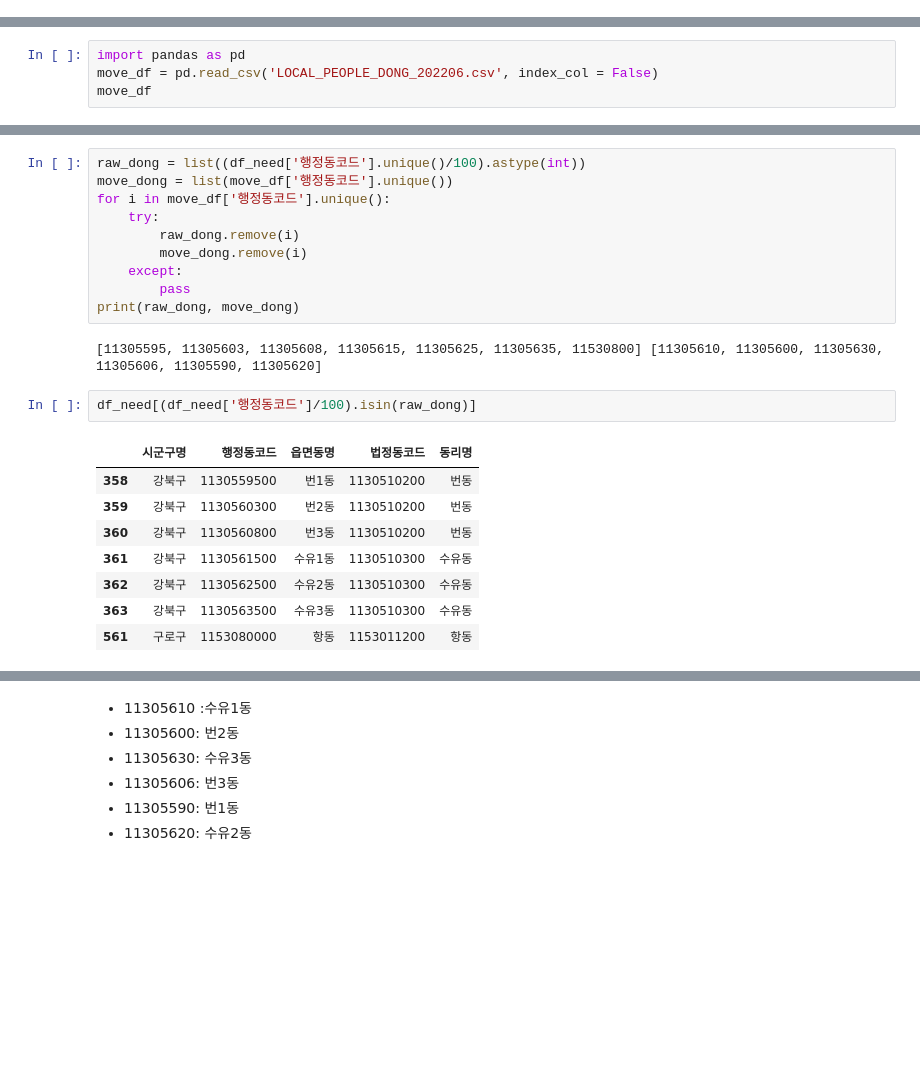
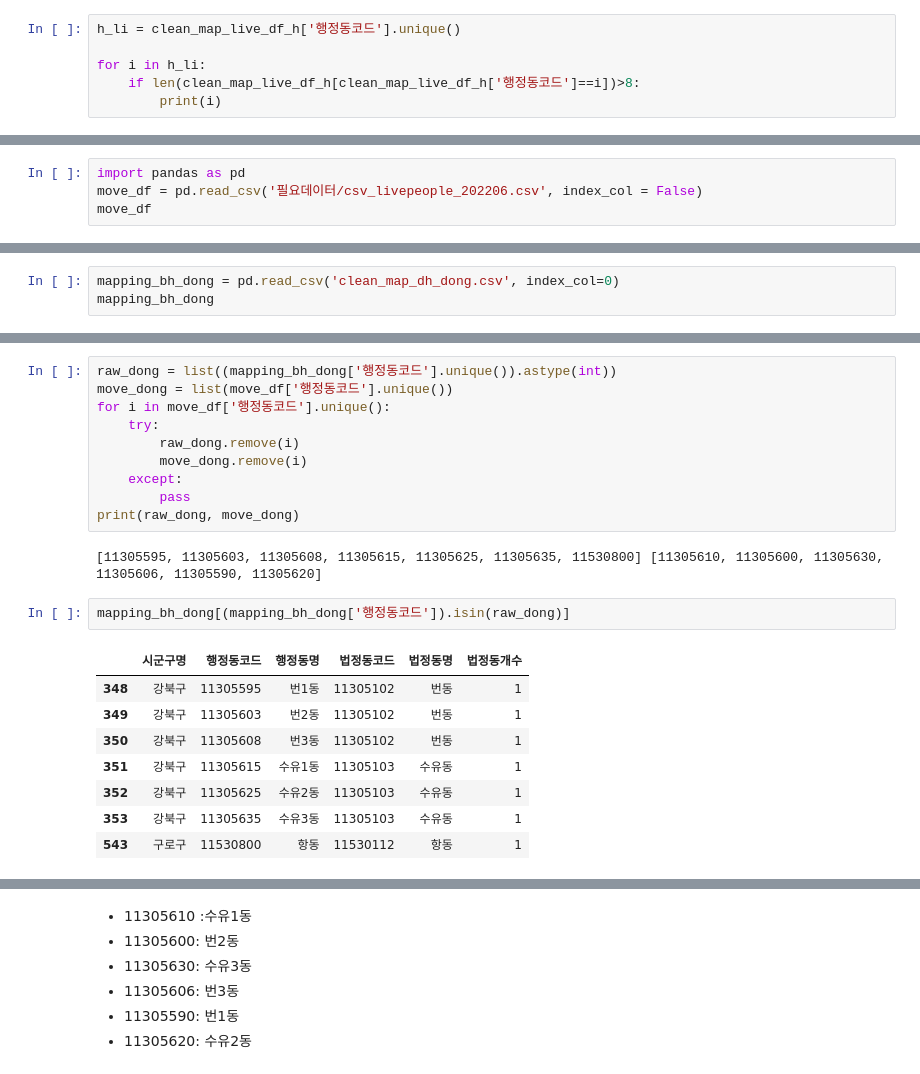
Before and after one commit to choi-aerim/cakd7_class, a Jupyter notebook: 데이터 안심구역/jupyter_recode_행정동법정동.ipynb, the cells around one changed output, grey strips where cells are left out. Saved outputs shown, nothing was run; the diff lists cells and outputs as text; blank space fills up the shorter version.

```diff
--- a/데이터 안심구역/jupyter_recode_행정동법정동.ipynb
+++ b/데이터 안심구역/jupyter_recode_행정동법정동.ipynb
@@ -245,8 +698,14 @@ len(live_df['동별'].unique())
+# %%
+h_li = clean_map_live_df_h['행정동코드'].unique()
+
+for i in h_li:
+    if len(clean_map_live_df_h[clean_map_live_df_h['행정동코드']==i])>8:
+        print(i)
 # %% [markdown]
 ## 유동(생활)인구_202206
 # %%
 import pandas as pd
-move_df = pd.read_csv('LOCAL_PEOPLE_DONG_202206.csv', index_col = False)
+move_df = pd.read_csv('필요데이터/csv_livepeople_202206.csv', index_col = False)
 move_df
 # %% [output]
 |  | 기준일ID | 시간대구분 | 행정동코드 | 총생활인구수 | 남자0세부터9세생활인구수 | 남자10세부터14세생활인구수 | 남자15세부터19세생활인구수 | 남자20세부터24세생활인구수 | ... |
@@ -266,0 +728,3 @@ move_df
+# %%
+mapping_bh_dong = pd.read_csv('clean_map_dh_dong.csv', index_col=0)
+mapping_bh_dong
@@ -274,7 +752,7 @@ len(move_df['행정동코드'].unique())
 # %% [output]
 424
 # %%
-raw_dong = list((df_need['행정동코드'].unique()/100).astype(int))
+raw_dong = list((mapping_bh_dong['행정동코드'].unique()).astype(int))
 move_dong = list(move_df['행정동코드'].unique())
 for i in move_df['행정동코드'].unique():
     try:
@@ -286,13 +764,13 @@ print(raw_dong, move_dong)
 # %% [output]
 [11305595, 11305603, 11305608, 11305615, 11305625, 11305635, 11530800] [11305610, 11305600, 11305630, 11305606, 11305590, 11305620]
 # %%
-df_need[(df_need['행정동코드']/100).isin(raw_dong)]
+mapping_bh_dong[(mapping_bh_dong['행정동코드']).isin(raw_dong)]
 # %% [output]
-|  | 시군구명 | 행정동코드 | 읍면동명 | 법정동코드 | 동리명 |
-| 358 | 강북구 | 1130559500 | 번1동 | 1130510200 | 번동 |
-| 359 | 강북구 | 1130560300 | 번2동 | 1130510200 | 번동 |
-| 360 | 강북구 | 1130560800 | 번3동 | 1130510200 | 번동 |
-| 361 | 강북구 | 1130561500 | 수유1동 | 1130510300 | 수유동 |
-| 362 | 강북구 | 1130562500 | 수유2동 | 1130510300 | 수유동 |
-| 363 | 강북구 | 1130563500 | 수유3동 | 1130510300 | 수유동 |
-| 561 | 구로구 | 1153080000 | 항동 | 1153011200 | 항동 |
+|  | 시군구명 | 행정동코드 | 행정동명 | 법정동코드 | 법정동명 | 법정동개수 |
+| 348 | 강북구 | 11305595 | 번1동 | 11305102 | 번동 | 1 |
+| 349 | 강북구 | 11305603 | 번2동 | 11305102 | 번동 | 1 |
+| 350 | 강북구 | 11305608 | 번3동 | 11305102 | 번동 | 1 |
+| 351 | 강북구 | 11305615 | 수유1동 | 11305103 | 수유동 | 1 |
+| 352 | 강북구 | 11305625 | 수유2동 | 11305103 | 수유동 | 1 |
+| 353 | 강북구 | 11305635 | 수유3동 | 11305103 | 수유동 | 1 |
+| 543 | 구로구 | 11530800 | 항동 | 11530112 | 항동 | 1 |
```
Also changed, not shown: parts of 110 cells of this notebook, 17 other files.
